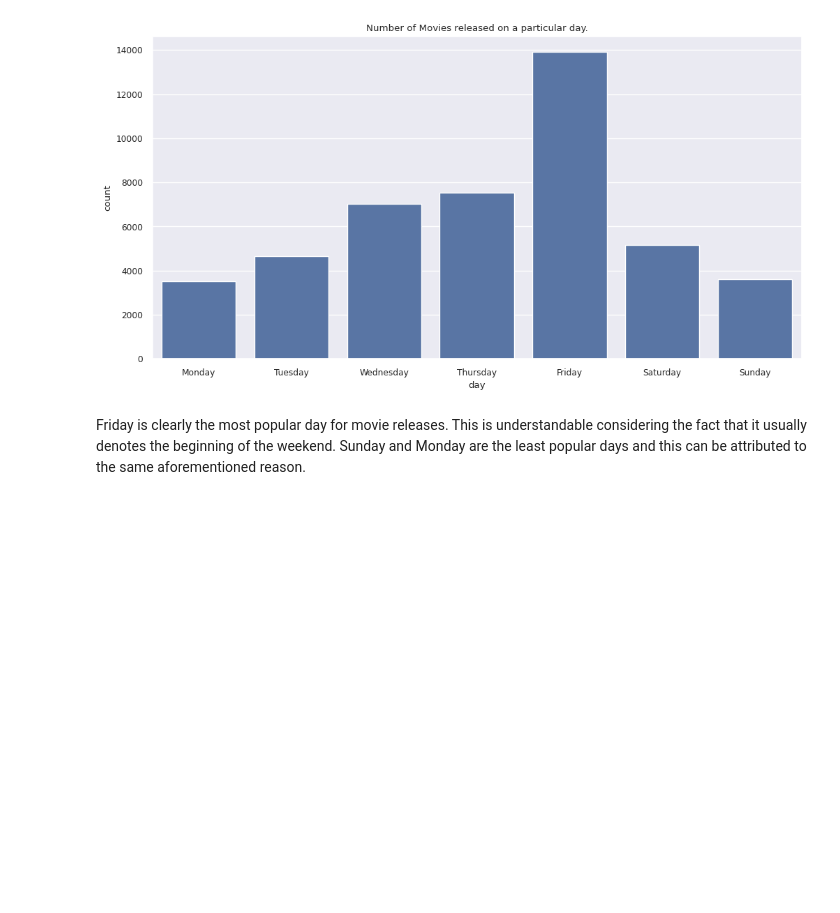
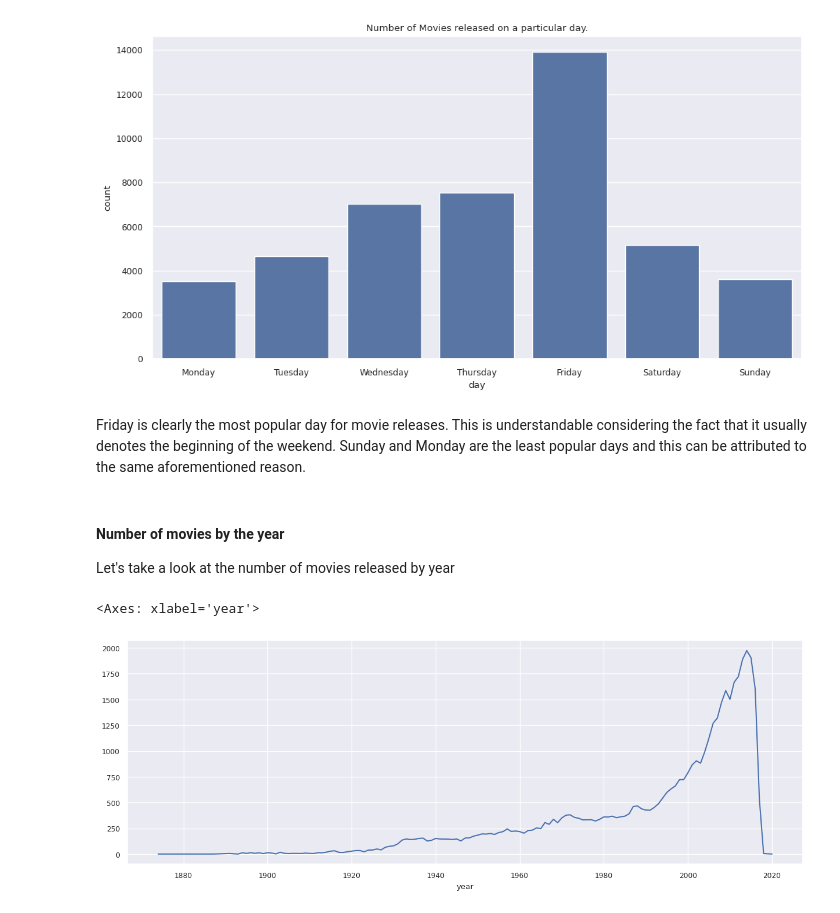
Before and after one commit to M-Awwab-Khan/most-comprehensive-movies-analysis, a Jupyter notebook: Movie_Metrics_An_Analyst_Approach.ipynb, the cells around one changed output. Saved outputs shown, nothing was run; the diff lists cells and outputs as text; code cells hidden in the pictures; blank space fills up the shorter version.

```diff
--- a/Movie_Metrics_An_Analyst_Approach.ipynb
+++ b/Movie_Metrics_An_Analyst_Approach.ipynb
@@ -668,3 +668,13 @@ sns.countplot(x='day', data=df, order=days)
 [figure]
 # %% [markdown]
 Friday is clearly the most popular day for movie releases. This is understandable considering the fact that it usually denotes the beginning of the weekend. Sunday and Monday are the least popular days and this can be attributed to the same aforementioned reason.
+# %% [markdown]
+#### Number of movies by the year
+Let's take a look at the number of movies released by year
+# %%
+year_count = df.groupby('year')['title'].count()
+plt.figure(figsize=(15,5))
+year_count.plot()
+# %% [output]
+<Axes: xlabel='year'>
+[figure, added]
```
Also changed, not shown: parts of 8 cells of this notebook.
